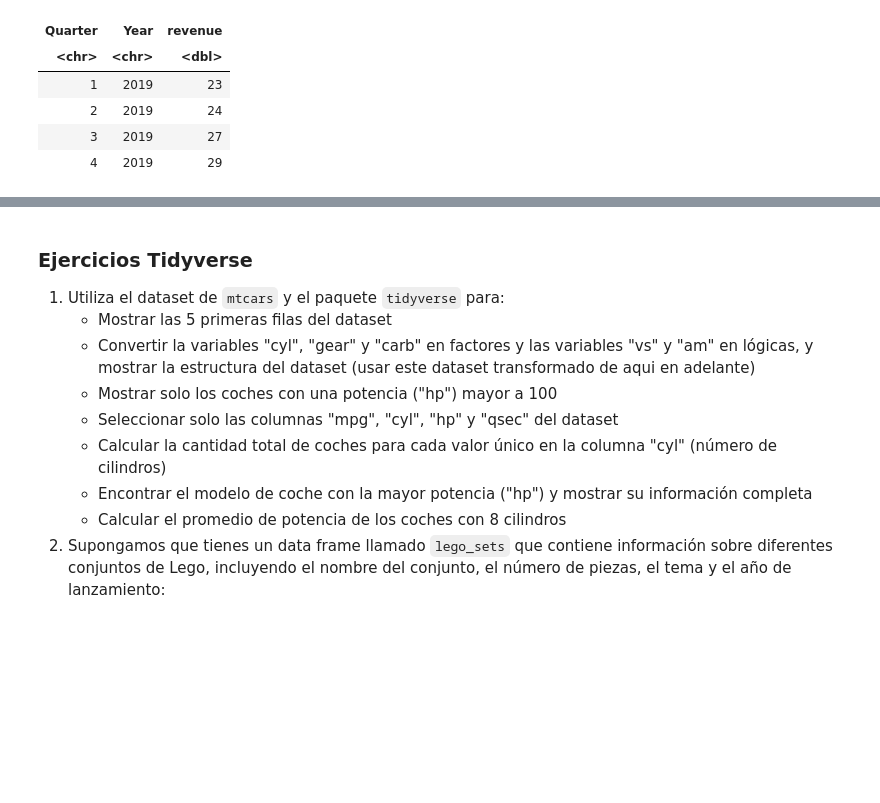
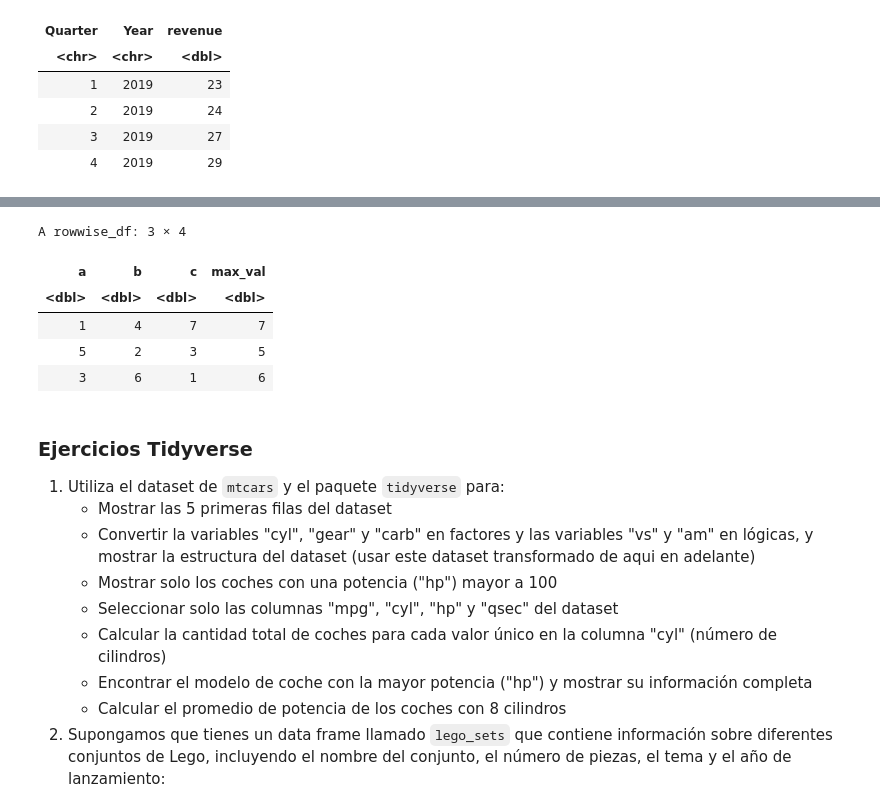
Before and after one commit to rcrzarg/Docencia, a Jupyter notebook: DATCOM/INT_PROG/Tidyverse.ipynb, the cells around one changed output, grey strips where cells are left out. Saved outputs shown, nothing was run; the diff lists cells and outputs as text; code cells hidden in the pictures; blank space fills up the shorter version.

```diff
--- a/DATCOM/INT_PROG/Tidyverse.ipynb
+++ b/DATCOM/INT_PROG/Tidyverse.ipynb
@@ -910,3 +928,15 @@ A data.frame: 4 × 3
+# %%
+# Con rowwise: calcula el máximo por fila
+df %>%
+  rowwise() %>%
+  mutate(max_val = max(a, b, c))
+# %% [output]
+A rowwise_df: 3 × 4
+| a | b | c | max_val |
+| <dbl> | <dbl> | <dbl> | <dbl> |
+| 1 | 4 | 7 | 7 |
+| 5 | 2 | 3 | 5 |
+| 3 | 6 | 1 | 6 |
 # %% [markdown]
 ### Ejercicios Tidyverse
 1) Utiliza el dataset de `mtcars` y el paquete `tidyverse` para:
```
Also changed, not shown: parts of 2 cells of this notebook, 4 other files.
